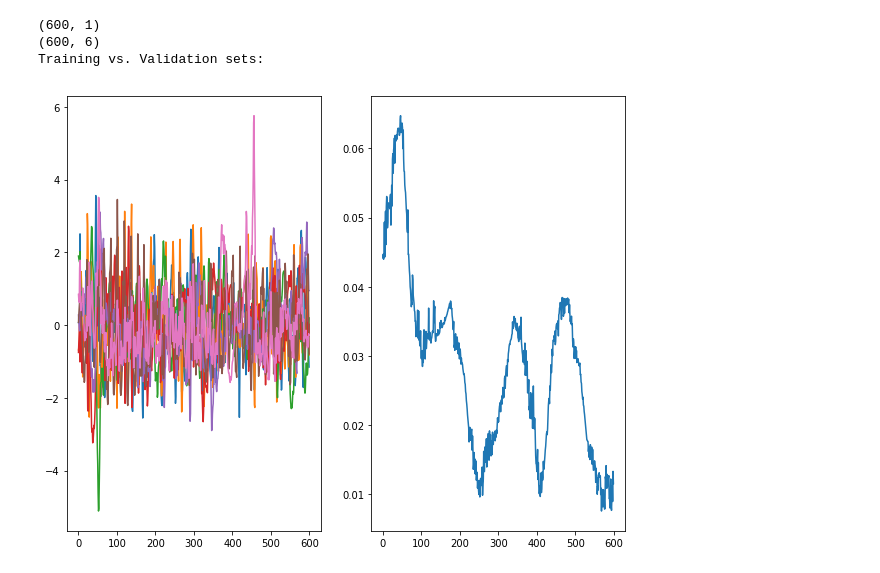
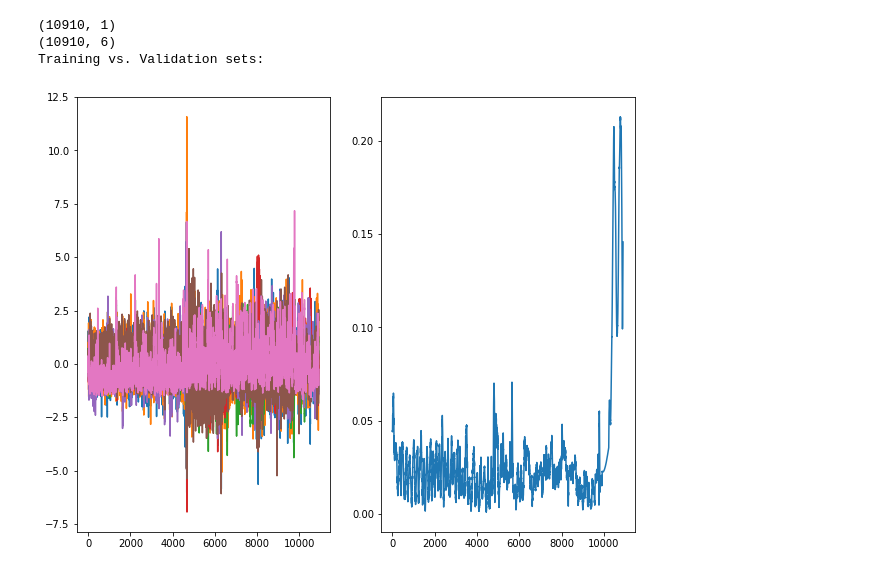
Before and after one commit to chelseas/teach-me-to-tango, a Jupyter notebook: RNN only.ipynb, the cells around one changed output. Cells and saved outputs as stored; diff of their text form; code cells hidden in the pictures.

```diff
--- a/RNN only.ipynb
+++ b/RNN only.ipynb
@@ -64,14 +67,14 @@ flows_data.append(np.load('flows_lowres_12_16.npy'))
 flows_data.append(np.load('flows_lowres_13_16.npy'))
 flows_data.append(np.load('flows_lowres_14_16.npy'))
 flows_data.append(np.load('flows_lowres_15_16.npy'))
-#flows_data.append(np.load('flows_lowres_16_16.npy'))
+flows_data.append(np.load('flows_lowres_16_16.npy'))
 flows_data = np.concatenate(flows_data,axis=0)
 flows_data = flows_data[i_start:,:,:,:]
 
 
 # Shorten datastream:
 i_start = 600 # remove initial weird-ness
-i_end = 1200
+i_end = flows_data.shape[0]
 y_data = y_data[i_start:i_end,:]
 imu_data = imu_data[i_start:i_end,:]
 flows_data = flows_data[i_start:i_end,:,:,:]
@@ -106,42 +109,53 @@ validation_data_indices = np.setdiff1d(np.arange(x_data.shape[0]), training_data
 
 # sample batch_size subsequences of length sequence_length, and return the label at the end of the sequence
 # These need to be randomized more - getting unwanted structure in the train/val split
 def sample_minibatch(sequence_length, train=True,iseq=None):
     x_batch = np.zeros((sequence_length, x_data.shape[1]))
     y_batch = np.zeros(sequence_length)
 
+    MAX_REPS=1000
+    rep =0
     if(iseq is None):
         if(train):
             i_stop = 0
-            while i_stop - sequence_length < 0 or i_stop + sequence_length >= y_data.shape[0]:
-                i_stop = training_data_indices[np.random.randint(0,N_training)]
+            while np.min(i_stop) - sequence_length < 0 or np.max(i_stop) + sequence_length >= y_data.shape[0]:
+                rep+=1
+                if(rep > MAX_REPS):
+                    print('Stuck!', i_stop, sequence_length, y_data.shape[0]);
+                    return [],[],[]
+                i_stop = training_data_indices[np.random.randint(0,N_training,sequence_length)]
 #                i_stop = np.random.randint(0,N_training)
         else:
             i_stop = 0
-            while i_stop - sequence_length < 0 or i_stop + sequence_length >= y_data.shape[0]:
+            while np.min(i_stop) - sequence_length < 0 or np.max(i_stop) + sequence_length >= y_data.shape[0]:
+                rep+=1
+                if(rep > MAX_REPS):
+                    print('Stuck!', i_stop, sequence_length, y_data.shape[0]);
+                    return [],[],[]
 #                i_stop = N_training + np.random.randint(0,N_validation)
-                i_stop = validation_data_indices[np.random.randint(0,N_validation)]
+                i_stop = validation_data_indices[np.random.randint(0,N_validation,sequence_length)]
     else:
         i_stop = iseq
-    x_batch = x_data[i_stop-sequence_length:i_stop,:]
-    y_batch = y_data[i_stop-sequence_length:i_stop]
+
+    x_batch = x_data[i_stop,:]
+    y_batch = y_data[i_stop]
     return x_batch, y_batch, i_stop
 
 def calc_rmse(predictions, targets):
 
     return np.sqrt(((predictions.reshape([-1]) - targets.reshape([-1])) ** 2).mean())
 
 print('Training vs. Validation sets:')
 plt.subplot(1,2,1)
 plt.plot(x_data)
 plt.subplot(1,2,2)
 plt.plot(y_data)
 plt.show()
 # %% [output]
-(600, 1)
-(600, 6)
+(10910, 1)
+(10910, 6)
 Training vs. Validation sets:
-[figure, old version]
+[figure, new version]
 # %%
 # Definition of network:
 # rescale the images ~ 64x48
```
Also changed, not shown: parts of 5 cells of this notebook, 2 other files.
